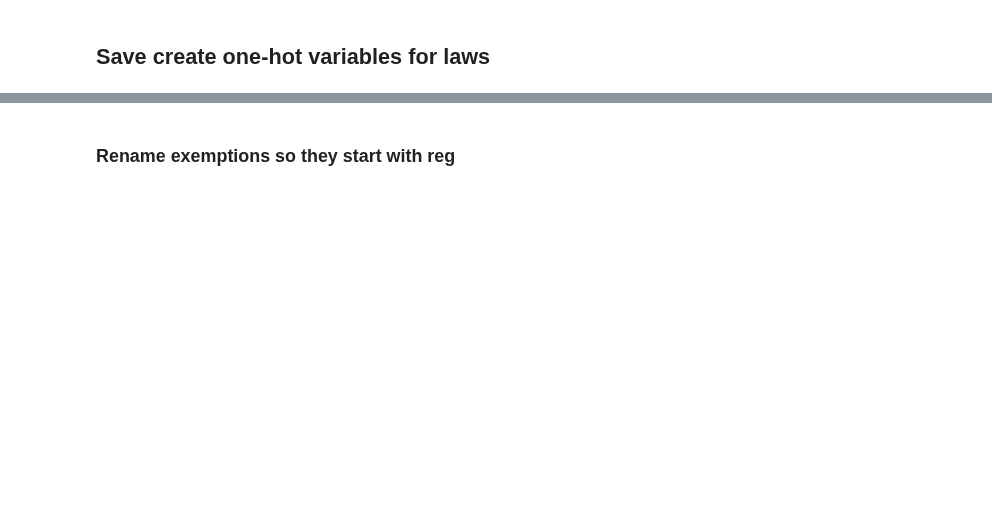
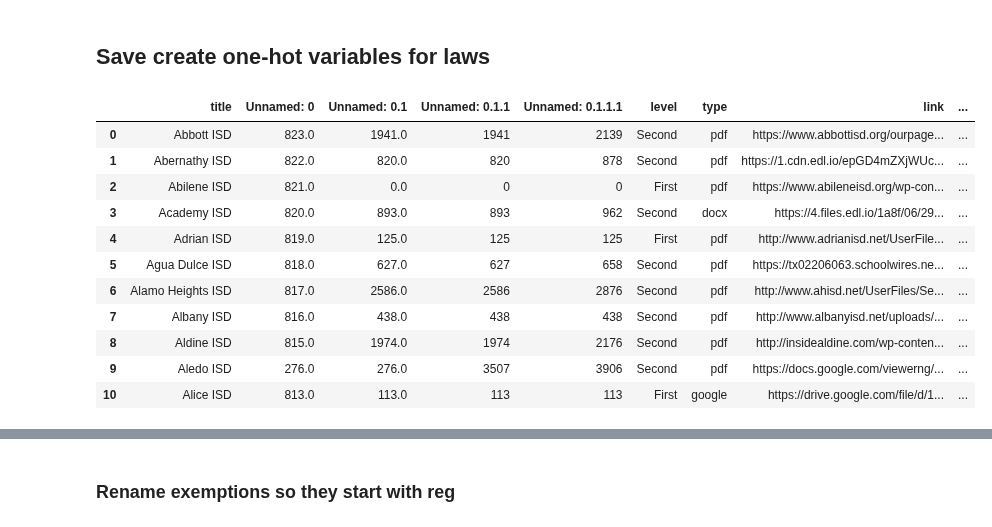
Before and after one commit to KylieLAnglin/dofis, a Jupyter notebook: data_from_plans/08_one_hot_save_and_clean.ipynb, the cells around one changed output, grey strips where cells are left out. Saved outputs shown, nothing was run; the diff lists cells and outputs as text; code cells hidden in the pictures; blank space fills up the shorter version.

```diff
--- a/data_from_plans/08_one_hot_save_and_clean.ipynb
+++ b/data_from_plans/08_one_hot_save_and_clean.ipynb
@@ -9,6 +9,7 @@ from sklearn.feature_extraction.text import CountVectorizer
 from sklearn.preprocessing import MultiLabelBinarizer
 from start import data_path
 # %%
-doi_df = pd.read_csv(os.path.join(data_path, 'doi_dates_and_exemptions.csv'))
-doi_df.head()
+doi_df = pd.read_csv(os.path.join(data_path, 'doi_exemptions_temp.csv'))
+for law in doi_df[doi_df.title == "Abbott ISD"].possible_laws:
+    print(law)
 # %% [output]
@@ -22,9 +32,24 @@ doi_df.head()
 ## Save create one-hot variables for laws
 # %%
 def make_list(string):
-    return [i.replace('[','').replace(']','') for i in string.split(', ')]
+    new_list = [i.replace('[','').replace(']','') for i in string.split(', ')]
+    return new_list
 
 doi_df['possible_laws'] = doi_df['possible_laws'].apply(make_list)
+doi_df.head(11)
+# %% [output]
+|  | title | Unnamed: 0 | Unnamed: 0.1 | Unnamed: 0.1.1 | Unnamed: 0.1.1.1 | level | type | link | ... |
+| 0 | Abbott ISD | 823.0 | 1941.0 | 1941 | 2139 | Second | pdf | https://www.abbottisd.org/ourpage... | ... |
+| 1 | Abernathy ISD | 822.0 | 820.0 | 820 | 878 | Second | pdf | https://1.cdn.edl.io/epGD4mZXjWUc... | ... |
+| 2 | Abilene ISD | 821.0 | 0.0 | 0 | 0 | First | pdf | https://www.abileneisd.org/wp-con... | ... |
+| 3 | Academy ISD | 820.0 | 893.0 | 893 | 962 | Second | docx | https://4.files.edl.io/1a8f/06/29... | ... |
+| 4 | Adrian ISD | 819.0 | 125.0 | 125 | 125 | First | pdf | http://www.adrianisd.net/UserFile... | ... |
+| 5 | Agua Dulce ISD | 818.0 | 627.0 | 627 | 658 | Second | pdf | https://tx02206063.schoolwires.ne... | ... |
+| 6 | Alamo Heights ISD | 817.0 | 2586.0 | 2586 | 2876 | Second | pdf | http://www.ahisd.net/UserFiles/Se... | ... |
+| 7 | Albany ISD | 816.0 | 438.0 | 438 | 438 | Second | pdf | http://www.albanyisd.net/uploads/... | ... |
+| 8 | Aldine ISD | 815.0 | 1974.0 | 1974 | 2176 | Second | pdf | http://insidealdine.com/wp-conten... | ... |
+| 9 | Aledo ISD | 276.0 | 276.0 | 3507 | 3906 | Second | pdf | https://docs.google.com/viewerng/... | ... |
+| 10 | Alice ISD | 813.0 | 113.0 | 113 | 113 | First | google | https://drive.google.com/file/d/1... | ... |
 # %%
 mlb = MultiLabelBinarizer()
 plans_onehot = doi_df.join(pd.DataFrame(mlb.fit_transform(doi_df.pop('possible_laws')),
```
Also changed, not shown: parts of 9 cells of this notebook, 5 other files.
